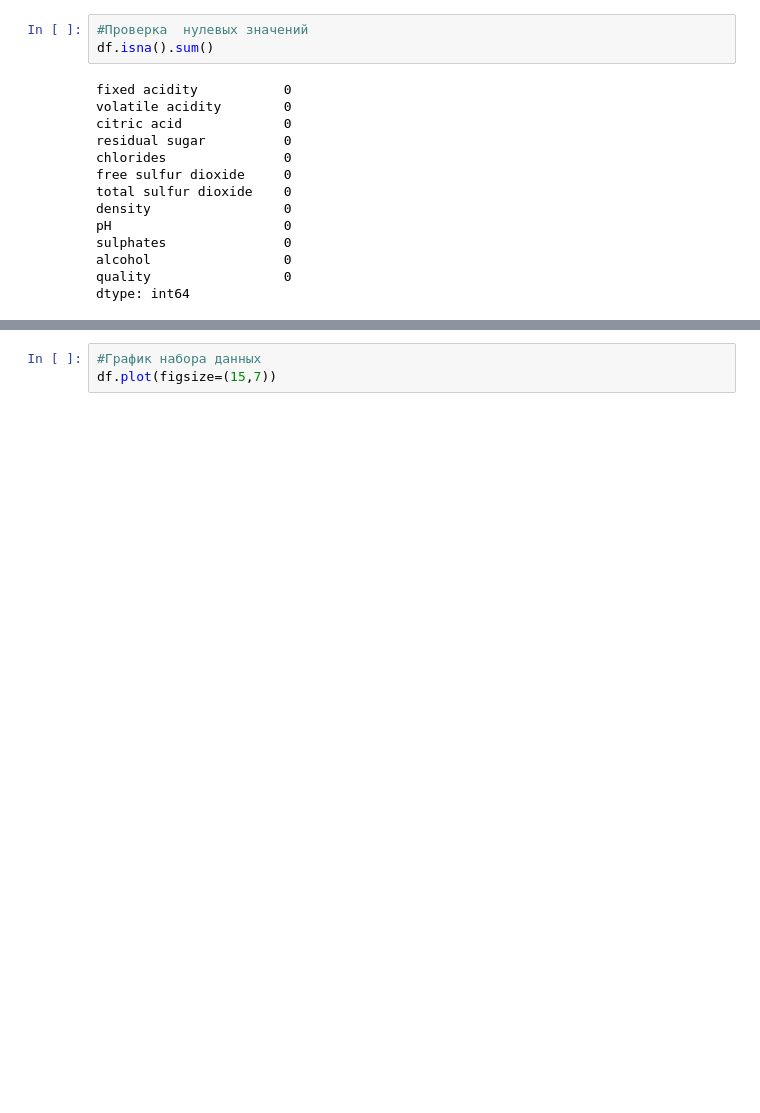
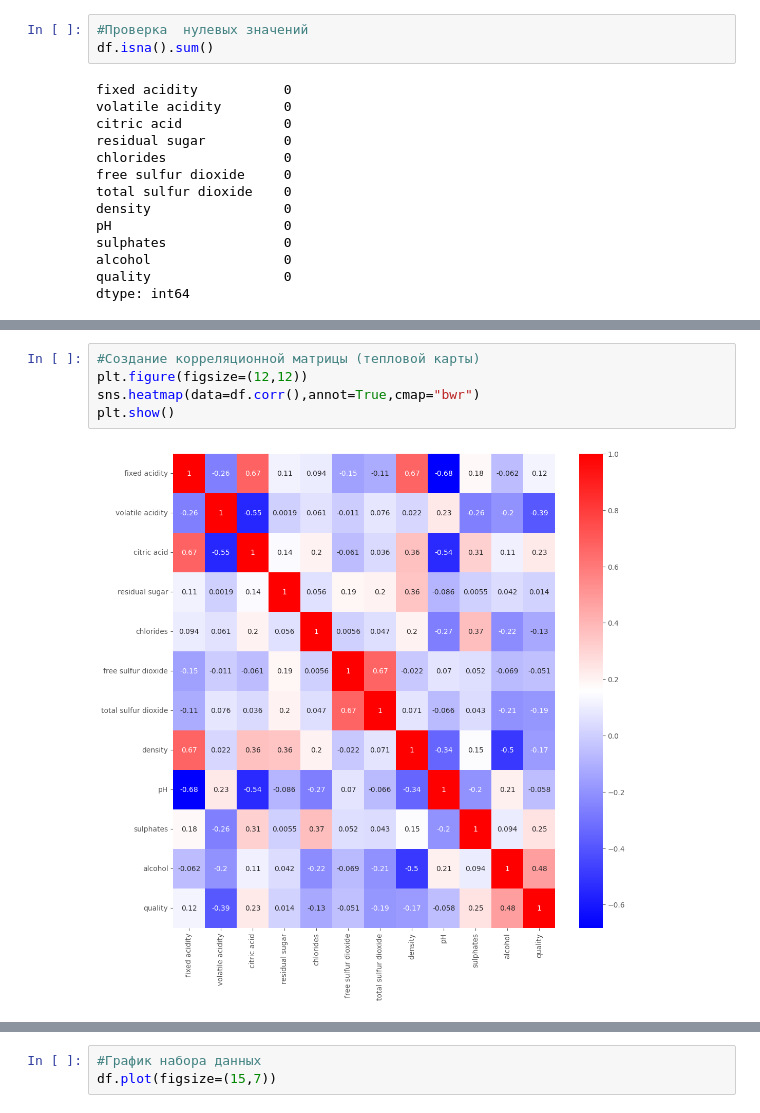
Before and after one commit to tarasalyasov/wine_learn, a Jupyter notebook: main.ipynb, the cells around one changed output, grey strips where cells are left out. Saved outputs shown, nothing was run; the diff lists cells and outputs as text; blank space fills up the shorter version.

```diff
--- a/main.ipynb
+++ b/main.ipynb
@@ -89,0 +104,7 @@ The Value Quality  [5 6 7 4 8 3]
+# %%
+#Создание корреляционной матрицы (тепловой карты)
+plt.figure(figsize=(12,12))
+sns.heatmap(data=df.corr(),annot=True,cmap="bwr")
+plt.show()
+# %% [output]
+[figure, added]
```
Also changed, not shown: parts of 18 cells of this notebook, 2 other files.
